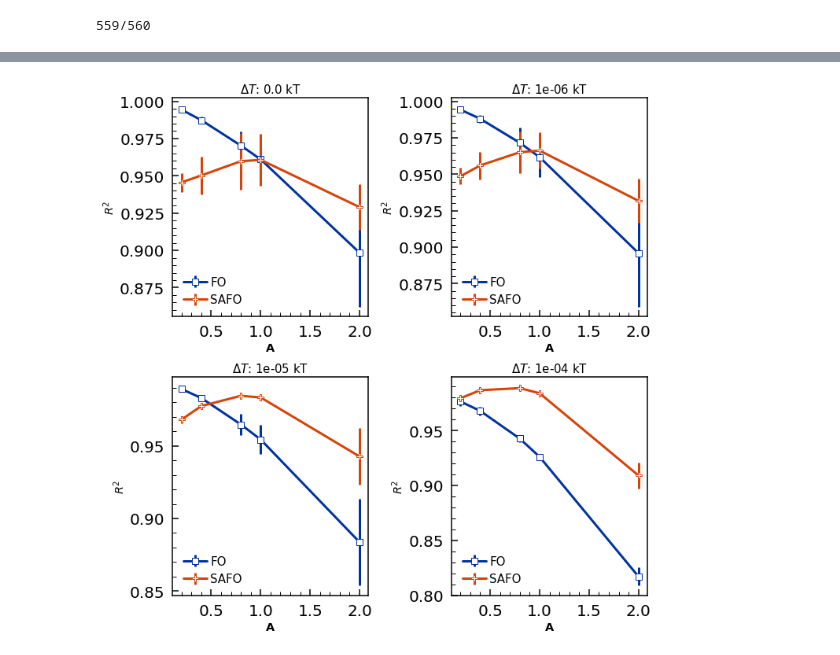
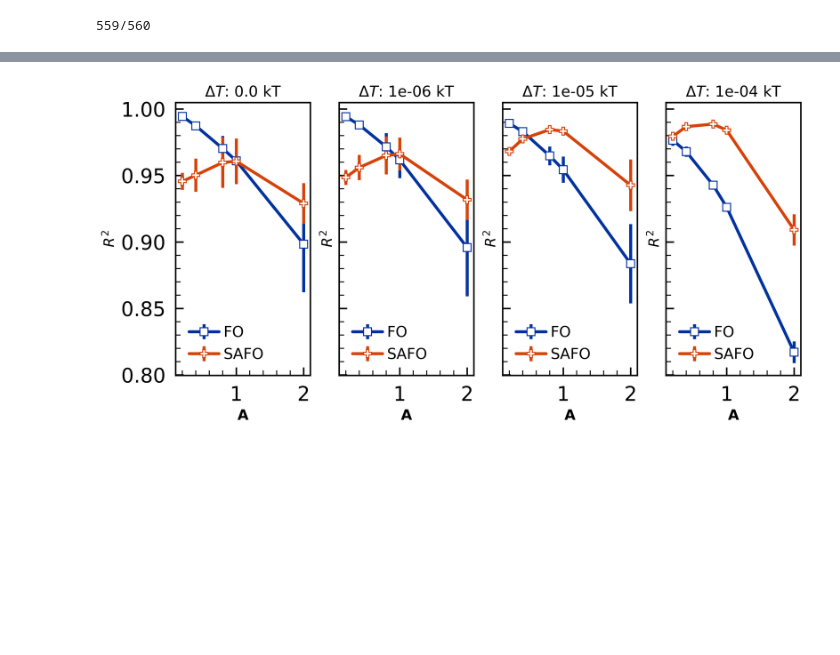
Before and after one commit to cmelab/notebooks-for-2020-epoxy-paper, a Jupyter notebook: rxn-fits-fo-safo/rxn-fits-safo.ipynb, the cells around one changed output, grey strips where cells are left out. Saved outputs shown, nothing was run; the diff lists cells and outputs as text; code cells hidden in the pictures; blank space fills up the shorter version.

Commit message:
switch layout for safo plots to be 1x4 instead of 2x2

```diff
--- a/rxn-fits-fo-safo/rxn-fits-safo.ipynb
+++ b/rxn-fits-fo-safo/rxn-fits-safo.ipynb
@@ -93,8 +93,8 @@ for i,jobid in enumerate(df_filtered.index):
 559/560
 # %%
 from scipy import stats
-fig, axs = plt.subplots(2,2,figsize=(10, 10))
-axs = axs.ravel()
+fig, axs = plt.subplots(1,4,sharey=True, dpi=600, figsize=(10,5))
+#axs = axs.ravel()
 df_filtered = df[(df.n_particles==50000)&
                  (df.trial==0)&
                  #(df.kT==0.5)&
@@ -205,7 +205,9 @@ for i,(deltaT,df_deltaT) in enumerate(df_sorted.groupby('deltaT')):
     axs[i].set_ylabel('$R^2$')
     #plt.yscale('log')
     #plt.ylim(0.3,1.1)
-    #plt.xlim(0,1.1e0)
+    axs[i].set_xlim(0.1,2.1)
+
+plt.tight_layout()
 plt.savefig("all_delta.png", transparent=True, dpi=300)
 plt.show()
 # %% [output]
@@ -229 +231 @@ sem [0.002287830544337261, 0.0013229661902640715, 0.001203595920372104, 0.002034
-[figure, old version]
+[figure, new version]
```
Also changed, not shown: parts of 1 cell of this notebook, 1 other file.
